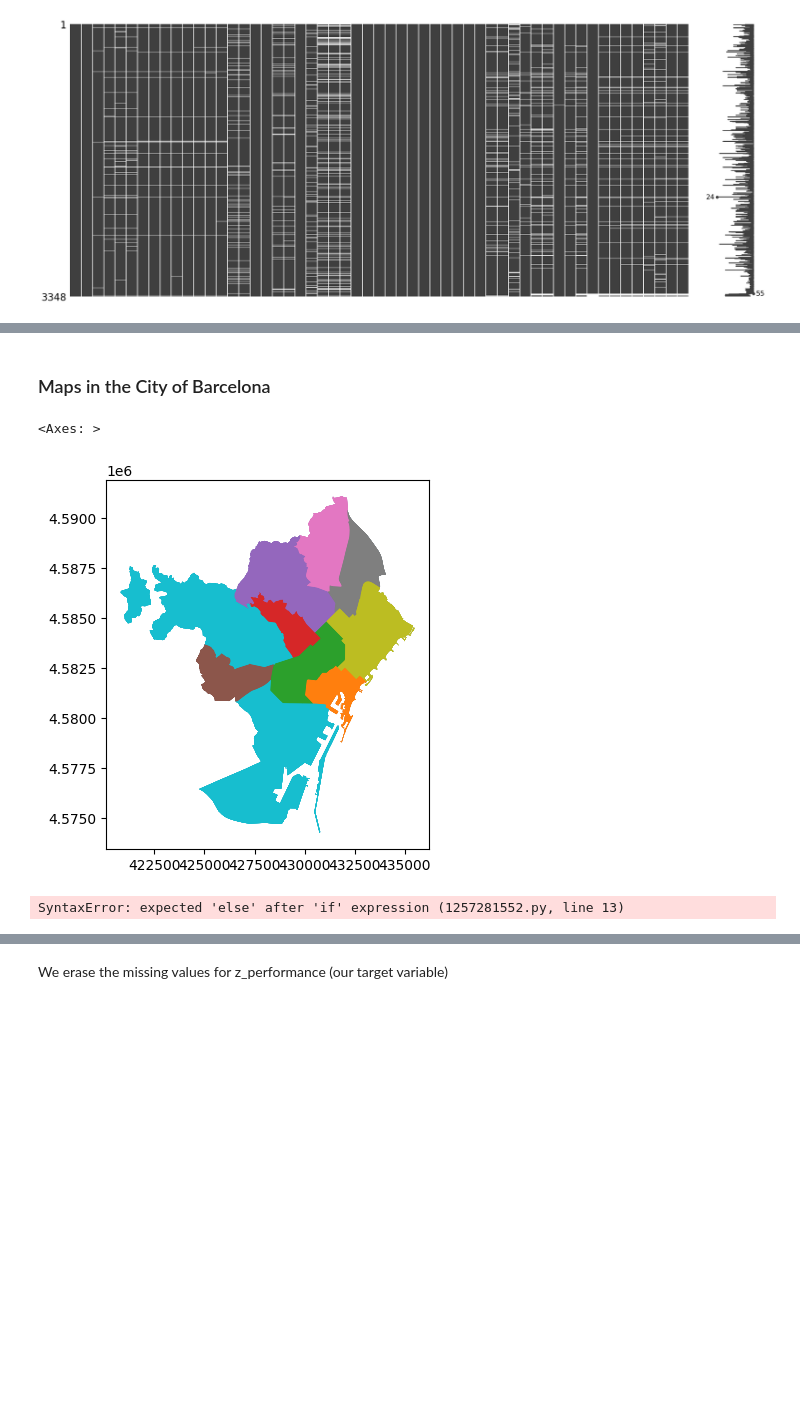
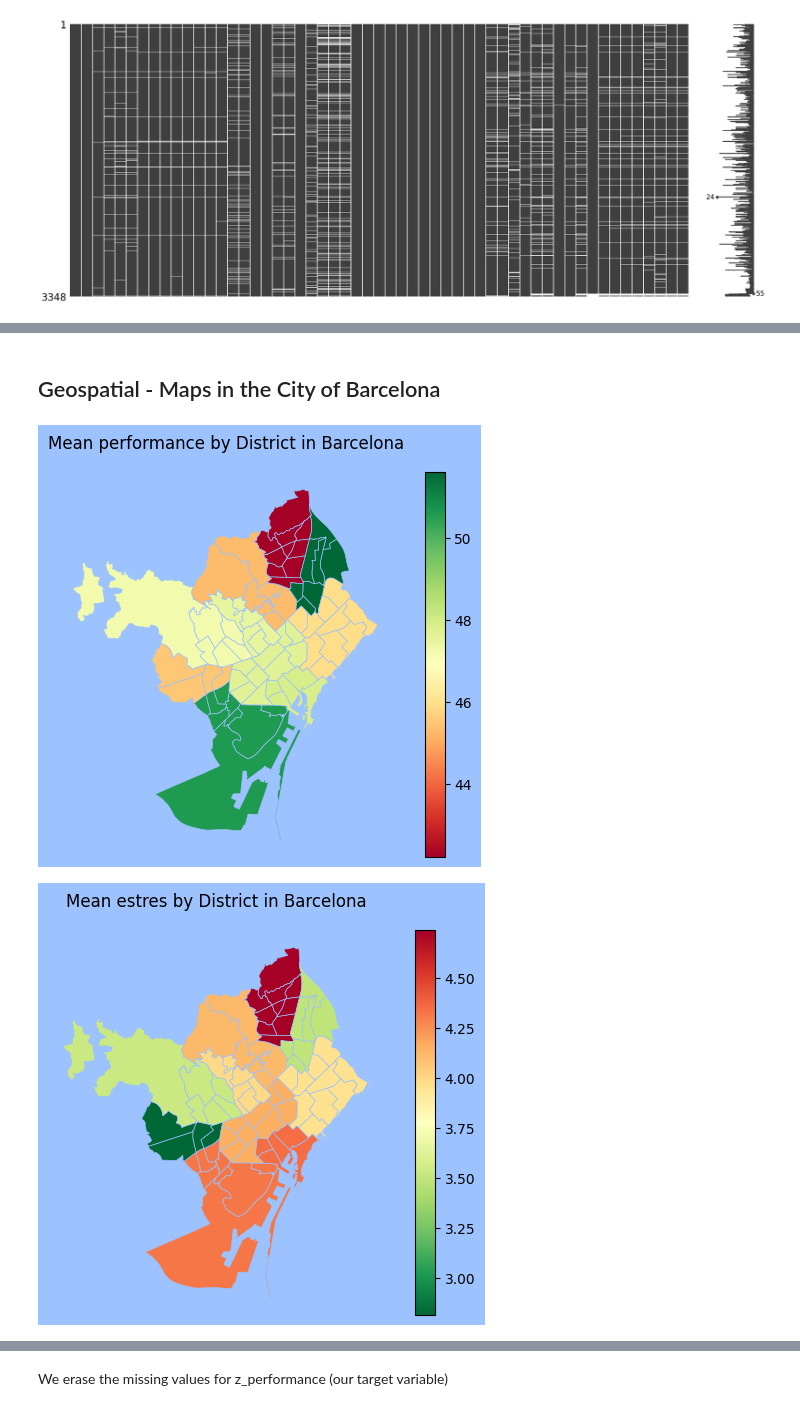
Before and after one commit to adraco007/Pollution_Health_BCN, a Jupyter notebook: EDA_preprocess.ipynb, the cells around one changed output, grey strips where cells are left out. Drawn from its saved outputs; the diff is of its cells as text; code cells hidden in the pictures; blank space fills up the shorter version.

```diff
--- a/EDA_preprocess.ipynb
+++ b/EDA_preprocess.ipynb
@@ -293,5 +315,5 @@ plt.show()
 # %% [markdown]
-### Maps in the City of Barcelona
+## Geospatial - Maps in the City of Barcelona
 # %%
 import geopandas as gpd
 import pandas as pd
@@ -319,8 +342,3 @@ districts['district'] = districts['district'].replace(district_mapping)
-# %%
-districts.plot(column='district')
-# %% [output]
-<Axes: >
-[figure, removed]
 # %%
 def plot_in_map(variable):
     copia = df.copy()
@@ -331,23 +349,31 @@ def plot_in_map(variable):
             print("La variable no s'ha pogut passar a numèrica")
             return False
 
-    fig, ax = plt.subplots(1, 1, figsize=(15, 10))
+    fig, ax = plt.subplots(1, 1, figsize=(8, 5))
     mean_value_by_district = copia.groupby('district')[variable].mean()
     barcelona_data_merged = districts.merge(mean_value_by_district, how='left', on='district')
-    barcelona_data_merged.plot(column=variable, cmap='RdYlGn',edgecolor='#9CC2FF', linewidth=0.5, ax=ax, legend=True)
+
+    if variable in ['estres', 'no2bcn_12h', 'BCμg']:
+        colormap = 'RdYlGn_r'
+    elif variable == "age_yrs":
+        colormap = 'Greens'
+    else:
+        colormap = 'RdYlGn'
+    barcelona_data_merged.plot(column=variable, cmap=colormap,edgecolor='#9CC2FF', linewidth=0.5, ax=ax, legend=True)
 
     fig.set_facecolor("#9cc2ff")
     ax.set_axis_off()
     ax.set_title(f'Mean {variable} by District in Barcelona')
     plt.show()
 # %%
-variables_to_plot = ['performance', 'estres', 'sueno', 'bienestar', 'precip_12h', 'no2bcn_12h', 'age_yrs', 'alcohol']
+variables_to_plot = ['performance', 'estres', 'sueno', 'bienestar', 'precip_12h', 'no2bcn_12h', 'age_yrs', 'BCμg']
 
 num_variables = len(variables_to_plot)
 num_rows = (num_variables + 3) // 4
 num_cols = min(num_variables, 4)
 
 for i, variable in enumerate(variables_to_plot):
     plot_in_map(variable)
 # %% [output]
-SyntaxError: expected 'else' after 'if' expression (1257281552.py, line 13)
+[figure, added]
+[figure, added]
```
Also changed, not shown: parts of 45 cells of this notebook.
